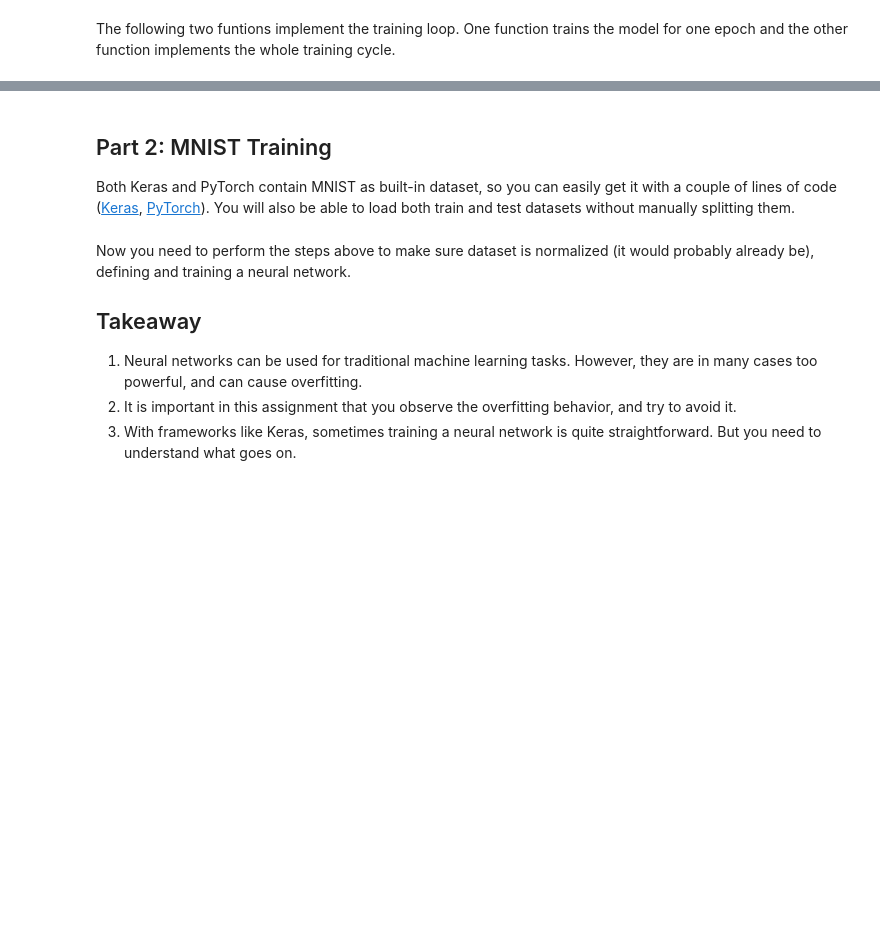
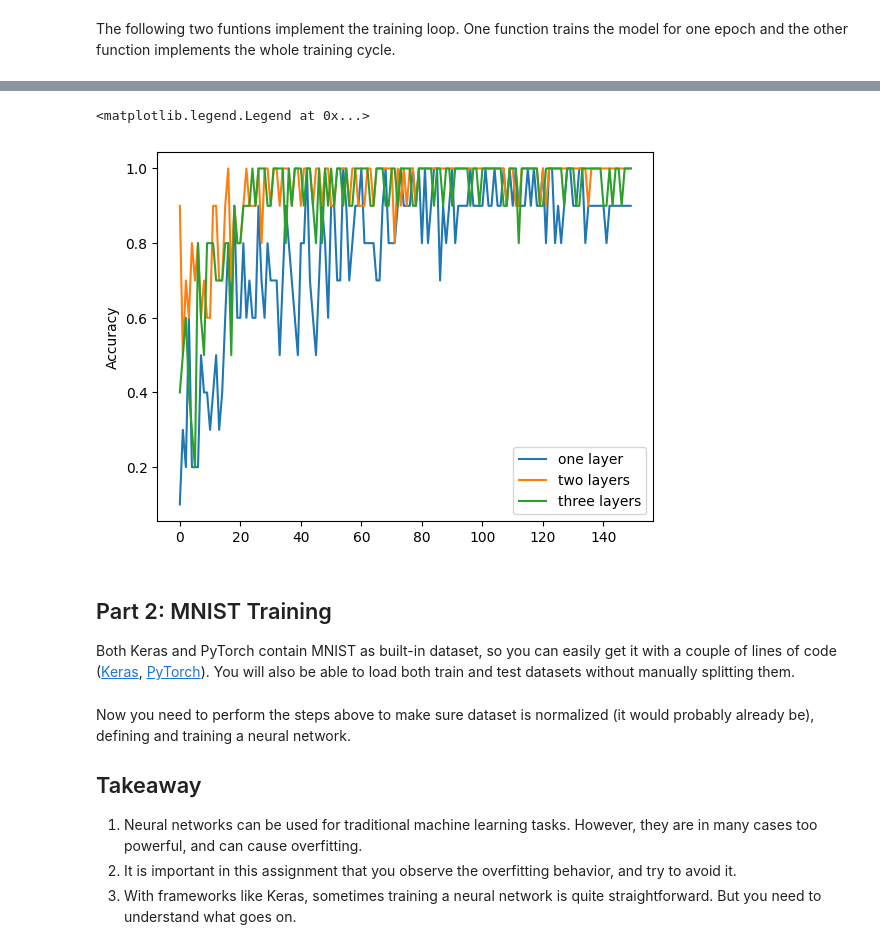
Before and after one commit to tvboelens/AI-For-Beginners, a Jupyter notebook: lessons/3-NeuralNetworks/05-Frameworks/lab/LabFrameworks.ipynb, the cells around one changed output, grey strips where cells are left out. Drawn from its saved outputs; the diff is of its cells as text; code cells hidden in the pictures; blank space fills up the shorter version.

```diff
--- a/lessons/3-NeuralNetworks/05-Frameworks/lab/LabFrameworks.ipynb
+++ b/lessons/3-NeuralNetworks/05-Frameworks/lab/LabFrameworks.ipynb
@@ -223,3 +288,14 @@ LOSS train 0.30585819482803345, val: 0.44058696428934735
+# %%
+from matplotlib import pyplot as plt
+plt.plot(acc1, label='one layer')
+plt.plot(acc2, label='two layers')
+plt.plot(acc3, label='three layers')
+plt.ylabel("Accuracy")
+#plt.title("Training Loss")
+plt.legend()
+# %% [output]
+<matplotlib.legend.Legend at 0x...>
+[figure, added]
 # %% [markdown]
 ## Part 2: MNIST Training
 
```
Also changed, not shown: parts of 11 cells of this notebook.
